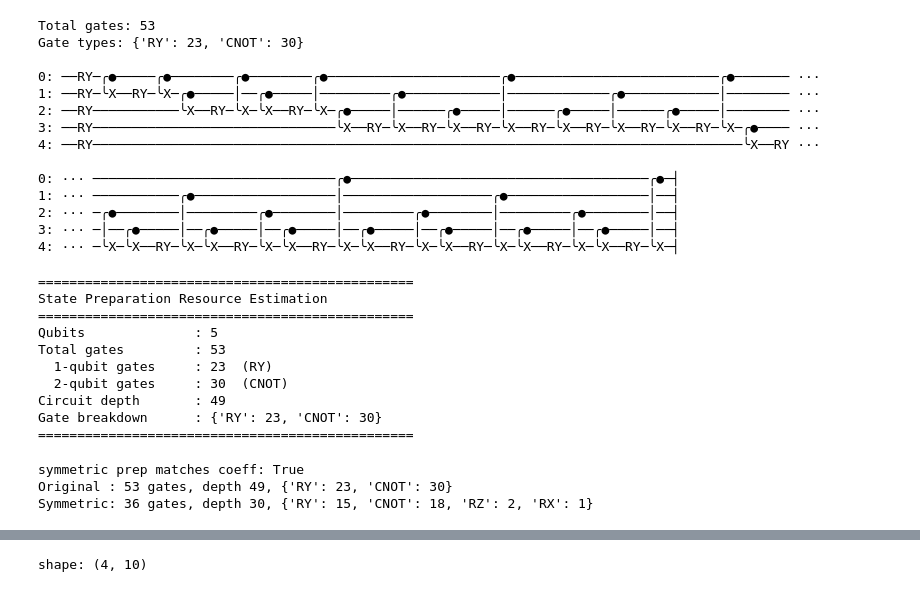
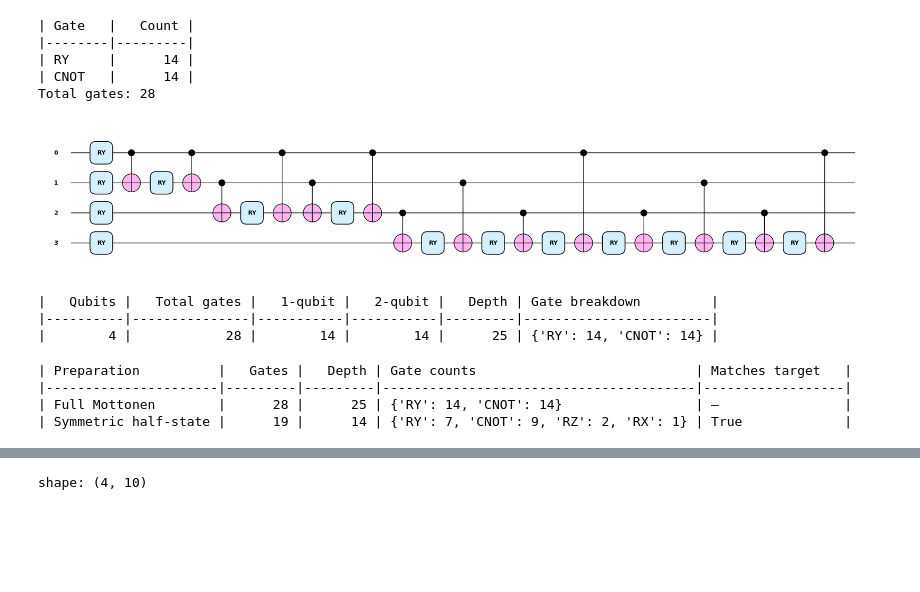
Before and after one commit to elevenwang-creator/Quantum-computing, a Jupyter notebook: HamiltonianSimulation.ipynb, the cells around one changed output, grey strips where cells are left out. Saved outputs shown, nothing was run; the diff lists cells and outputs as text; code cells hidden in the pictures; blank space fills up the shorter version.

```diff
--- a/HamiltonianSimulation.ipynb
+++ b/HamiltonianSimulation.ipynb
@@ -249,29 +274,28 @@ High-level gateset:
 # %%
 # Decompose StatePrep into elementary gates (official path: StatePrep -> Mottonen -> RY/CNOT)
 with qp.tape.QuantumTape() as tape:
     qp.StatePrep(coeff, wires=range(qubits_num))
 
 expanded = tape.expand(depth=10)
 ops = expanded.operations
+print(tabulate([[name, count] for name, count in Counter(op.name for op in ops).items()], headers=["Gate", "Count"], tablefmt="github"))
 print(f"Total gates: {len(ops)}")
-print("Gate types:", dict(Counter(op.name for op in ops)))
-print()
-print(tape_text(expanded, wire_order=range(qubits_num)))
+#print()
+#print(tape_text(expanded, wire_order=range(qubits_num)))
+fig, ax = qp.drawer.tape_mpl(
+    expanded,
+    wire_order=range(qubits_num),
+    style="pennylane",
+)
+
+plt.show()
 # %% [output]
-Total gates: 53
-Gate types: {'RY': 23, 'CNOT': 30}
-
-0: ──RY─╭●─────╭●────────╭●────────╭●──────────────────────╭●──────────────────────────╭●─────── ···
-1: ──RY─╰X──RY─╰X─╭●─────│──╭●─────│─────────╭●────────────│─────────────╭●────────────│──────── ···
-2: ──RY───────────╰X──RY─╰X─╰X──RY─╰X─╭●─────│──────╭●─────│──────╭●─────│──────╭●─────│──────── ···
-3: ──RY───────────────────────────────╰X──RY─╰X──RY─╰X──RY─╰X──RY─╰X──RY─╰X──RY─╰X──RY─╰X─╭●──── ···
-4: ──RY───────────────────────────────────────────────────────────────────────────────────╰X──RY ···
-
-0: ··· ───────────────────────────────╭●──────────────────────────────────────╭●─┤
-1: ··· ───────────╭●──────────────────│───────────────────╭●──────────────────│──┤
-2: ··· ─╭●────────│─────────╭●────────│─────────╭●────────│─────────╭●────────│──┤
-3: ··· ─│──╭●─────│──╭●─────│──╭●─────│──╭●─────│──╭●─────│──╭●─────│──╭●─────│──┤
-4: ··· ─╰X─╰X──RY─╰X─╰X──RY─╰X─╰X──RY─╰X─╰X──RY─╰X─╰X──RY─╰X─╰X──RY─╰X─╰X──RY─╰X─┤
+| Gate   |   Count |
+|--------|---------|
+| RY     |      14 |
+| CNOT   |      14 |
+Total gates: 28
+[figure, added]
 # %%
 # Resource estimation of the state preparation (decomposed: StatePrep -> Mottonen -> RY/CNOT)
 with qp.tape.QuantumTape() as tape:
@@ -283,27 +307,11 @@ res = expanded.specs['resources']
 n_1q = res.gate_sizes.get(1, 0)
 n_2q = res.gate_sizes.get(2, 0)
 
-print("=" * 48)
-print("State Preparation Resource Estimation")
-print("=" * 48)
-print(f"Qubits              : {qubits_num}")
-print(f"Total gates         : {res.num_gates}")
-print(f"  1-qubit gates     : {n_1q}  (RY)")
-print(f"  2-qubit gates     : {n_2q}  (CNOT)")
-print(f"Circuit depth       : {res.depth}")
-print(f"Gate breakdown      : {dict(res.gate_types)}")
-print("=" * 48)
+print(tabulate([[qubits_num, res.num_gates, n_1q, n_2q, res.depth, str(dict(res.gate_types))]], headers=["Qubits", "Total gates", "1-qubit", "2-qubit", "Depth", "Gate breakdown"], tablefmt="github"))
 # %% [output]
-================================================
-State Preparation Resource Estimation
-================================================
-Qubits              : 5
-Total gates         : 53
-  1-qubit gates     : 23  (RY)
-  2-qubit gates     : 30  (CNOT)
-Circuit depth       : 49
-Gate breakdown      : {'RY': 23, 'CNOT': 30}
-================================================
+|   Qubits |   Total gates |   1-qubit |   2-qubit |   Depth | Gate breakdown         |
+|----------|---------------|-----------|-----------|---------|------------------------|
+|        4 |            28 |        14 |        14 |      25 | {'RY': 14, 'CNOT': 14} |
 # %%
 # Exploit palindromic symmetry: coeff[i] == coeff[N_x-1-i].
 # Prepare the first half on (qubits_num-1) qubits, then symmetrize with 1 H + (qubits_num-1) CNOTs.
@@ -322,7 +330,7 @@ def sym_state_prep():
     return qp.state()
 
 sym_state = sym_state_prep()
-print("symmetric prep matches coeff:", bool(jnp.allclose(sym_state, coeff, atol=1e-5)))
+symmetry_matches = bool(jnp.allclose(sym_state, coeff, atol=1e-5))
 
 # Resource comparison: full Mottonen vs symmetric construction
 with qp.tape.QuantumTape() as t_orig:
@@ -334,12 +342,12 @@ with qp.tape.QuantumTape() as t_sym:
         qp.CNOT(wires=[0, j])
 
 ro, so = t_orig.expand(depth=10), t_sym.expand(depth=10)
-print(f"Original : {ro.specs['resources'].num_gates} gates, depth {ro.specs['resources'].depth}, {dict(ro.specs['resources'].gate_types)}")
-print(f"Symmetric: {so.specs['resources'].num_gates} gates, depth {so.specs['resources'].depth}, {dict(so.specs['resources'].gate_types)}")
+print(tabulate([["Full Mottonen", ro.specs['resources'].num_gates, ro.specs['resources'].depth, str(dict(ro.specs['resources'].gate_types)), "—"], ["Symmetric half-state", so.specs['resources'].num_gates, so.specs['resources'].depth, str(dict(so.specs['resources'].gate_types)), symmetry_matches]], headers=["Preparation", "Gates", "Depth", "Gate counts", "Matches target"], tablefmt="github"))
 # %% [output]
-symmetric prep matches coeff: True
-Original : 53 gates, depth 49, {'RY': 23, 'CNOT': 30}
-Symmetric: 36 gates, depth 30, {'RY': 15, 'CNOT': 18, 'RZ': 2, 'RX': 1}
+| Preparation          |   Gates |   Depth | Gate counts                            | Matches target   |
+|----------------------|---------|---------|----------------------------------------|------------------|
+| Full Mottonen        |      28 |      25 | {'RY': 14, 'CNOT': 14}                 | —                |
+| Symmetric half-state |      19 |      14 | {'RY': 7, 'CNOT': 9, 'RZ': 2, 'RX': 1} | True             |
 # %%
 # --- Piecewise-constant (zero-order polynomial) state loading ---
 # coeff is a smooth payoff. Approximate it by P = 2^k constant pieces, each
```
Also changed, not shown: parts of 45 cells of this notebook, 3 other files.
